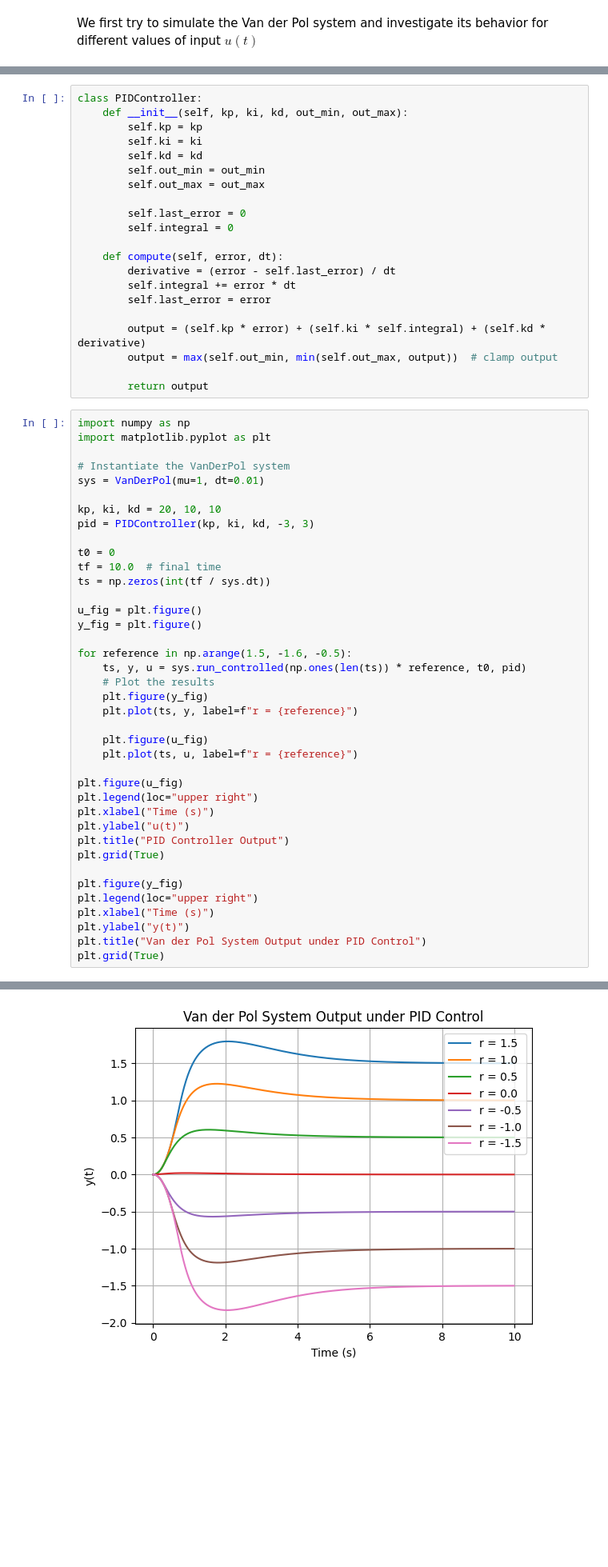
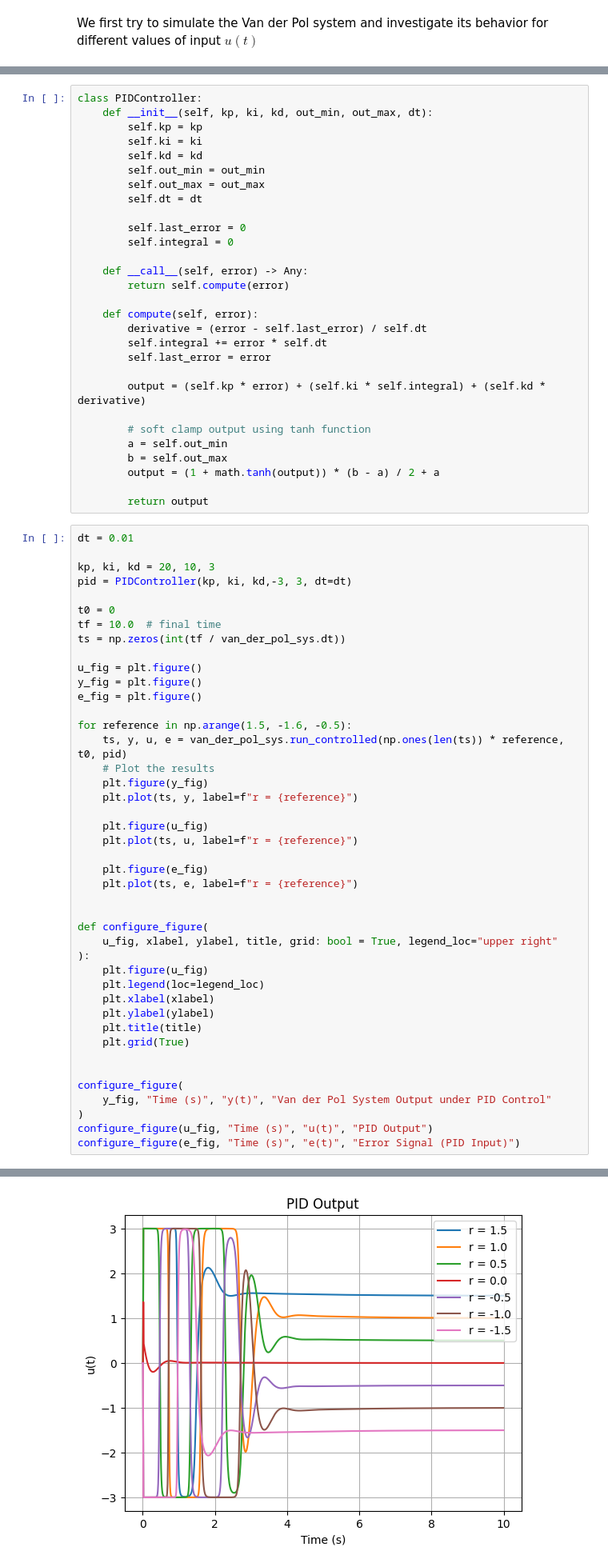
Before and after one commit to fernand0labra/ltu-D7047E-project, a Jupyter notebook: project.ipynb, the cells around one changed output, grey strips where cells are left out. Shown at 80% size. Saved outputs shown, nothing was run; the diff lists cells and outputs as text; blank space fills up the shorter version.

```diff
--- a/project.ipynb
+++ b/project.ipynb
@@ -117,44 +135,49 @@ The proportional term computes an output proportional to the error between the d
 The three terms can be adjusted through tuning parameters to optimize the controller's performance for a specific process. PID controllers are widely used in a variety of applications, including industrial control systems, robotics, and automation.
 # %%
 class PIDController:
-    def __init__(self, kp, ki, kd, out_min, out_max):
+    def __init__(self, kp, ki, kd, out_min, out_max, dt):
         self.kp = kp
         self.ki = ki
         self.kd = kd
         self.out_min = out_min
         self.out_max = out_max
+        self.dt = dt
 
         self.last_error = 0
         self.integral = 0
 
-    def compute(self, error, dt):
-        derivative = (error - self.last_error) / dt
-        self.integral += error * dt
+    def __call__(self, error) -> Any:
+        return self.compute(error)
+
+    def compute(self, error):
+        derivative = (error - self.last_error) / self.dt
+        self.integral += error * self.dt
         self.last_error = error
 
         output = (self.kp * error) + (self.ki * self.integral) + (self.kd * derivative)
-        output = max(self.out_min, min(self.out_max, output))  # clamp output
+
+        # soft clamp output using tanh function
+        a = self.out_min
+        b = self.out_max
+        output = (1 + math.tanh(output)) * (b - a) / 2 + a
 
         return output
 # %%
-import numpy as np
-import matplotlib.pyplot as plt
+dt = 0.01
 
-# Instantiate the VanDerPol system
-sys = VanDerPol(mu=1, dt=0.01)
-
-kp, ki, kd = 20, 10, 10
-pid = PIDController(kp, ki, kd, -3, 3)
+kp, ki, kd = 20, 10, 3
+pid = PIDController(kp, ki, kd,-3, 3, dt=dt)
 
 t0 = 0
 tf = 10.0  # final time
-ts = np.zeros(int(tf / sys.dt))
+ts = np.zeros(int(tf / van_der_pol_sys.dt))
 
 u_fig = plt.figure()
 y_fig = plt.figure()
+e_fig = plt.figure()
 
 for reference in np.arange(1.5, -1.6, -0.5):
-    ts, y, u = sys.run_controlled(np.ones(len(ts)) * reference, t0, pid)
+    ts, y, u, e = van_der_pol_sys.run_controlled(np.ones(len(ts)) * reference, t0, pid)
     # Plot the results
     plt.figure(y_fig)
     plt.plot(ts, y, label=f"r = {reference}")
@@ -162,17 +185,24 @@ for reference in np.arange(1.5, -1.6, -0.5):
     plt.figure(u_fig)
     plt.plot(ts, u, label=f"r = {reference}")
 
-plt.figure(u_fig)
-plt.legend(loc="upper right")
-plt.xlabel("Time (s)")
-plt.ylabel("u(t)")
-plt.title("PID Controller Output")
-plt.grid(True)
+    plt.figure(e_fig)
+    plt.plot(ts, e, label=f"r = {reference}")
 
-plt.figure(y_fig)
-plt.legend(loc="upper right")
-plt.xlabel("Time (s)")
-plt.ylabel("y(t)")
-plt.title("Van der Pol System Output under PID Control")
-plt.grid(True)
+
+def configure_figure(
+    u_fig, xlabel, ylabel, title, grid: bool = True, legend_loc="upper right"
+):
+    plt.figure(u_fig)
+    plt.legend(loc=legend_loc)
+    plt.xlabel(xlabel)
+    plt.ylabel(ylabel)
+    plt.title(title)
+    plt.grid(True)
+
+
+configure_figure(
+    y_fig, "Time (s)", "y(t)", "Van der Pol System Output under PID Control"
+)
+configure_figure(u_fig, "Time (s)", "u(t)", "PID Output")
+configure_figure(e_fig, "Time (s)", "e(t)", "Error Signal (PID Input)")
 # %% [output]
@@ -180 +210 @@ plt.grid(True)
-[figure, old version]
+[figure, new version]
```
Also changed, not shown: parts of 22 cells of this notebook, 7 other files.
